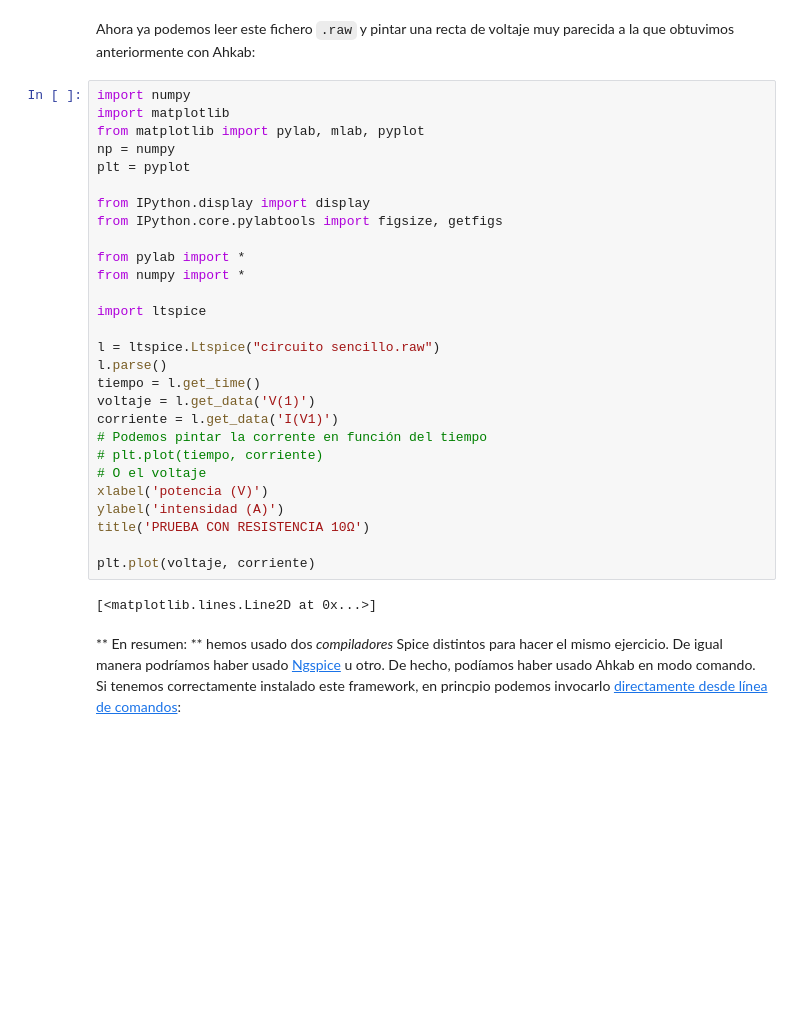
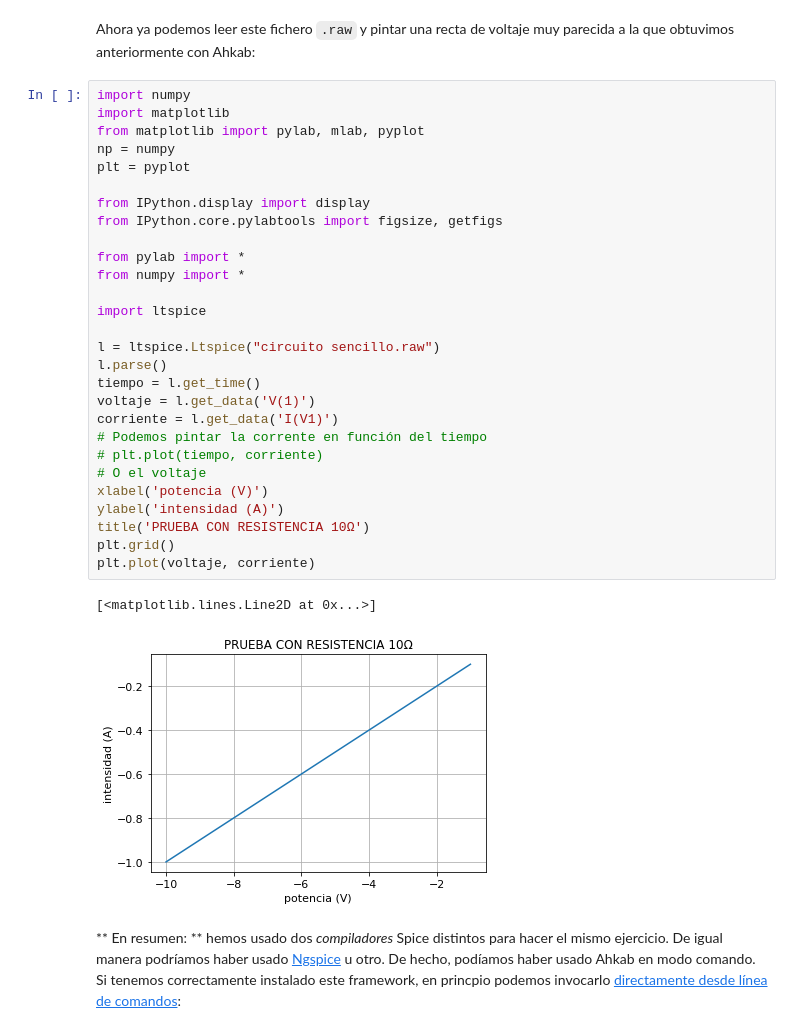
Before and after one commit to lydiapedrola/LabSpice, a Jupyter notebook: spicelab-checkpoint.ipynb, the cells around one changed output. Saved outputs shown, nothing was run; the diff lists cells and outputs as text; blank space fills up the shorter version.

```diff
--- a/spicelab-checkpoint.ipynb
+++ b/spicelab-checkpoint.ipynb
@@ -705,33 +705,34 @@ Ahora ya podemos leer este fichero `.raw` y pintar una recta de voltaje muy pare
 # %%
 import numpy
 import matplotlib
 from matplotlib import pylab, mlab, pyplot
 np = numpy
 plt = pyplot
 
 from IPython.display import display
 from IPython.core.pylabtools import figsize, getfigs
 
 from pylab import *
 from numpy import *
 
 import ltspice
 
 l = ltspice.Ltspice("circuito sencillo.raw")
 l.parse()
 tiempo = l.get_time()
 voltaje = l.get_data('V(1)')
 corriente = l.get_data('I(V1)')
 # Podemos pintar la corrente en función del tiempo
 # plt.plot(tiempo, corriente)
 # O el voltaje
 xlabel('potencia (V)')
 ylabel('intensidad (A)')
 title('PRUEBA CON RESISTENCIA 10Ω')
-
+plt.grid()
 plt.plot(voltaje, corriente)
 # %% [output]
 [<matplotlib.lines.Line2D at 0x...>]
+[figure, added]
 # %% [markdown]
 ** En resumen: ** hemos usado dos *compiladores* Spice distintos para hacer el mismo ejercicio. De igual manera podríamos haber usado [Ngspice](http://ngspice.sourceforge.net) u otro. De hecho, podíamos haber usado Ahkab en modo comando. Si tenemos correctamente instalado este framework, en princpio podemos invocarlo [directamente desde línea de comandos](https://ahkab.readthedocs.io/en/latest/help/Command-Line-Help.html):
 # %%
```
Also changed, not shown: parts of 46 cells of this notebook.
